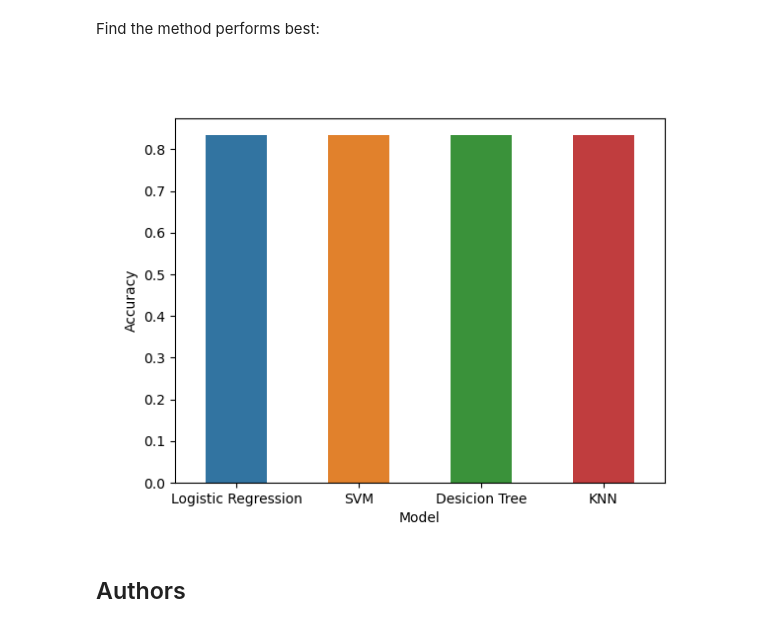
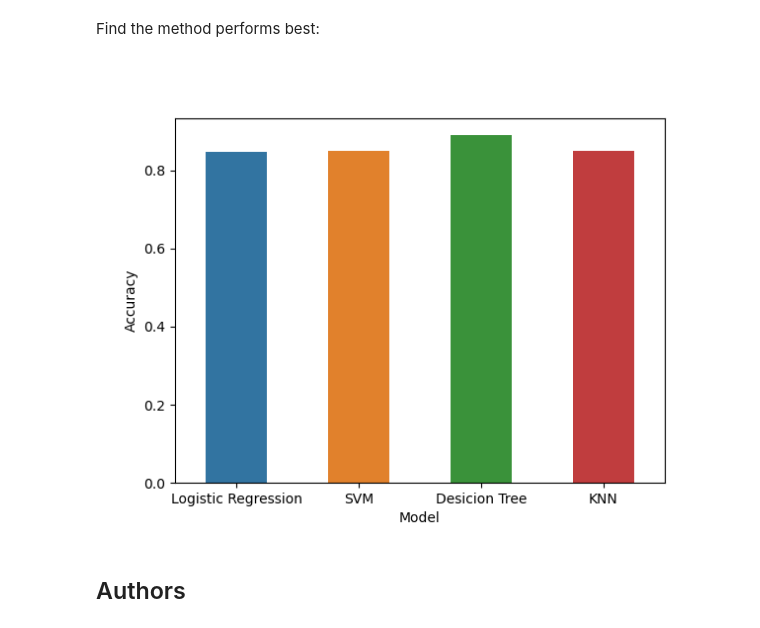
Before and after one commit to chongna95/Customer-Churn-Prediction, a Jupyter notebook: Machine Learning Prediction.ipynb, the cells around one changed output. Saved outputs shown, nothing was run; the diff lists cells and outputs as text; code cells hidden in the pictures.

```diff
--- a/Machine Learning Prediction.ipynb
+++ b/Machine Learning Prediction.ipynb
@@ -337,15 +337,15 @@ plot_confusion_matrix(Y_test,yhat)
 # %% [markdown]
 Find the method performs best:
 # %%
-all_accuracy=pd.DataFrame({'Accuracy':[logreg_accuracy_score,svm_accuracy_score,tree_accuracy_score,knn_accuracy_score]},
+all_accuracy=pd.DataFrame({'Accuracy':[logreg_cv.best_score_,svm_cv.best_score_,tree_cv.best_score_,knn_cv.best_score_]},
                           index=['Logistic Regression','SVM','Desicion Tree','KNN'])
 all_accuracy=all_accuracy.reset_index()
 all_accuracy
 sns.barplot(x='index',y='Accuracy',data=all_accuracy,width=0.5)
 plt.xlabel('Model')
 plt.show()
 # %% [output]
-[figure, old version]
+[figure, new version]
 # %% [markdown]
 ## Authors
 # %% [markdown]
```
Also changed, not shown: parts of 1 cell of this notebook.
